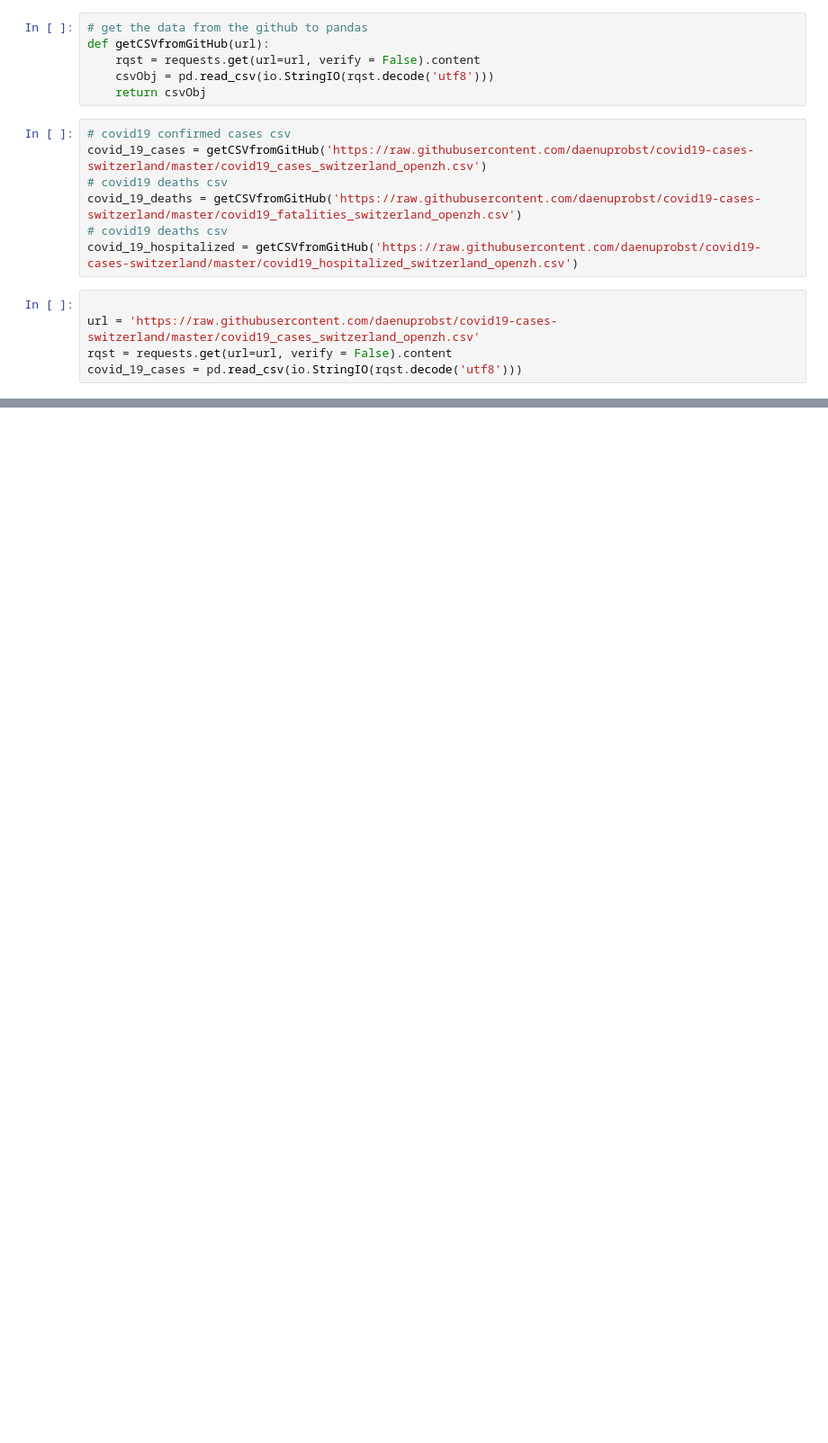
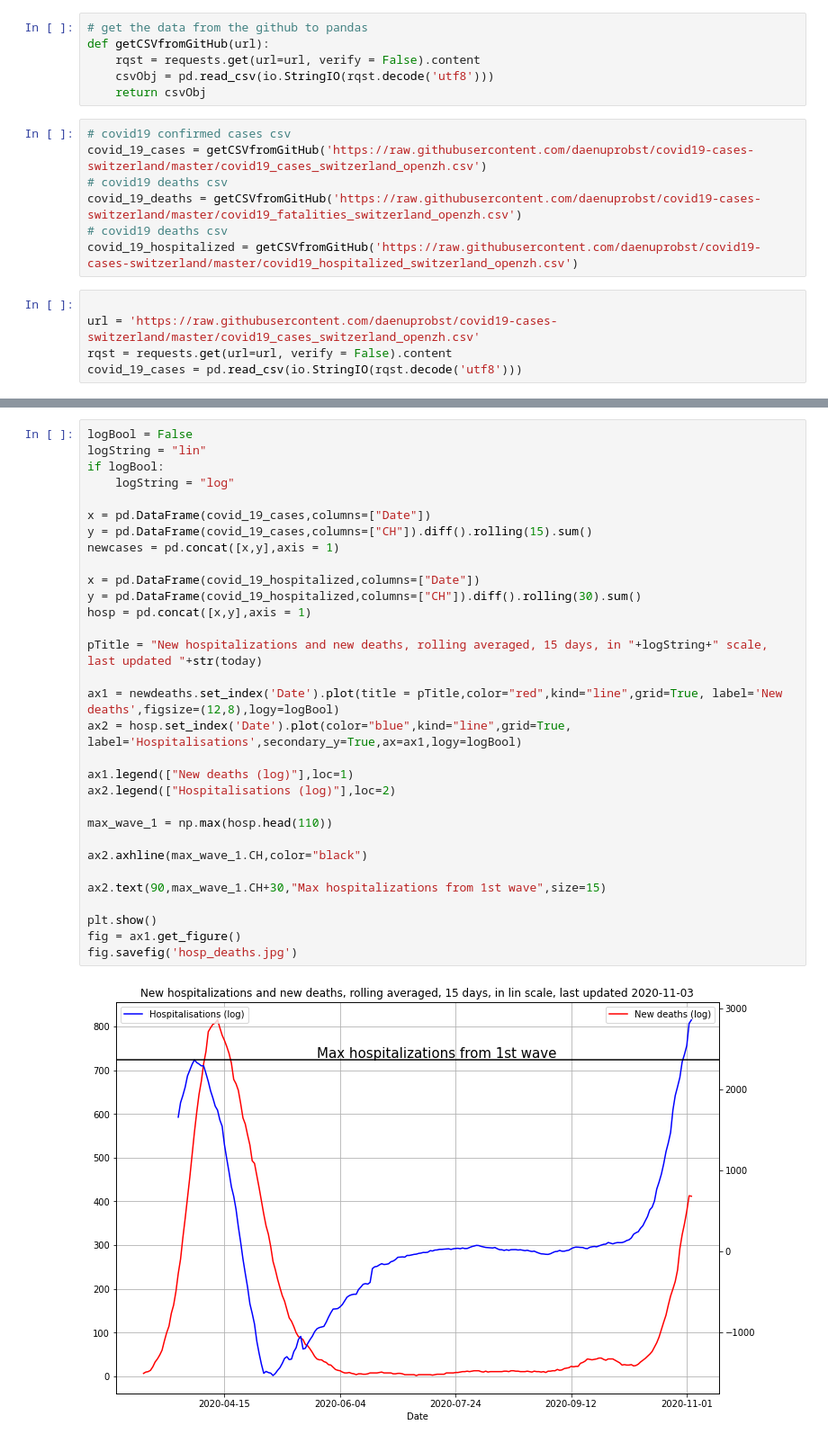
Before and after one commit to RenardDesNeiges/covid_notebooks, a Jupyter notebook: Total covid cases.ipynb, the cells around one changed output, grey strips where cells are left out. Shown: that part at 90% size. Drawn from its saved outputs; the diff is of its cells as text; blank space fills up the shorter version.

```diff
--- a/Total covid cases.ipynb
+++ b/Total covid cases.ipynb
@@ -202,3 +203,36 @@ fig.savefig('cases_deaths_log.jpg')
+# %%
+logBool = False
+logString = "lin"
+if logBool:
+    logString = "log"
+
+x = pd.DataFrame(covid_19_cases,columns=["Date"])
+y = pd.DataFrame(covid_19_cases,columns=["CH"]).diff().rolling(15).sum()
+newcases = pd.concat([x,y],axis = 1)
+
+x = pd.DataFrame(covid_19_hospitalized,columns=["Date"])
+y = pd.DataFrame(covid_19_hospitalized,columns=["CH"]).diff().rolling(30).sum()
+hosp = pd.concat([x,y],axis = 1)
+
+pTitle = "New hospitalizations and new deaths, rolling averaged, 15 days, in "+logString+" scale, last updated "+str(today)
+
+ax1 = newdeaths.set_index('Date').plot(title = pTitle,color="red",kind="line",grid=True, label='New deaths',figsize=(12,8),logy=logBool)
+ax2 = hosp.set_index('Date').plot(color="blue",kind="line",grid=True, label='Hospitalisations',secondary_y=True,ax=ax1,logy=logBool)
+
+ax1.legend(["New deaths (log)"],loc=1)
+ax2.legend(["Hospitalisations (log)"],loc=2)
+
+max_wave_1 = np.max(hosp.head(110))
+
+ax2.axhline(max_wave_1.CH,color="black")
+
+ax2.text(90,max_wave_1.CH+30,"Max hospitalizations from 1st wave",size=15)
+
+plt.show()
+fig = ax1.get_figure()
+fig.savefig('hosp_deaths.jpg')
+# %% [output]
+[figure, added]
 # %%
 ax1 = newdeaths.set_index('Date').plot(color="red",kind="line",grid=True, label='New deaths',figsize=(12,8),logy=False)
 ax2 = hospitalized.set_index('Date').plot(color="blue",kind="line",grid=True, label='New cases',secondary_y=True,ax=ax1,logy=False)
```
Also changed, not shown: parts of 14 cells of this notebook, 9 other files.
